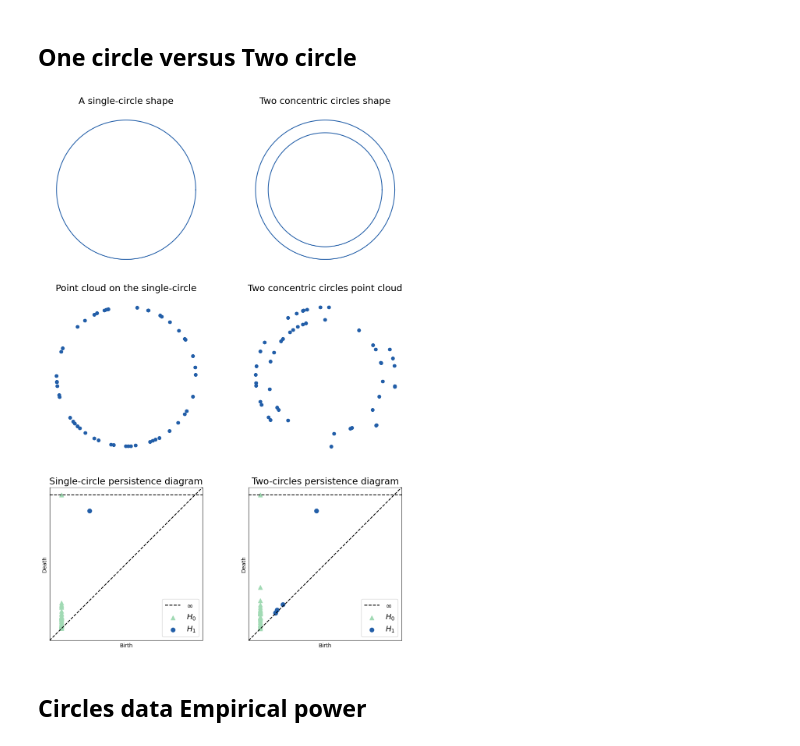
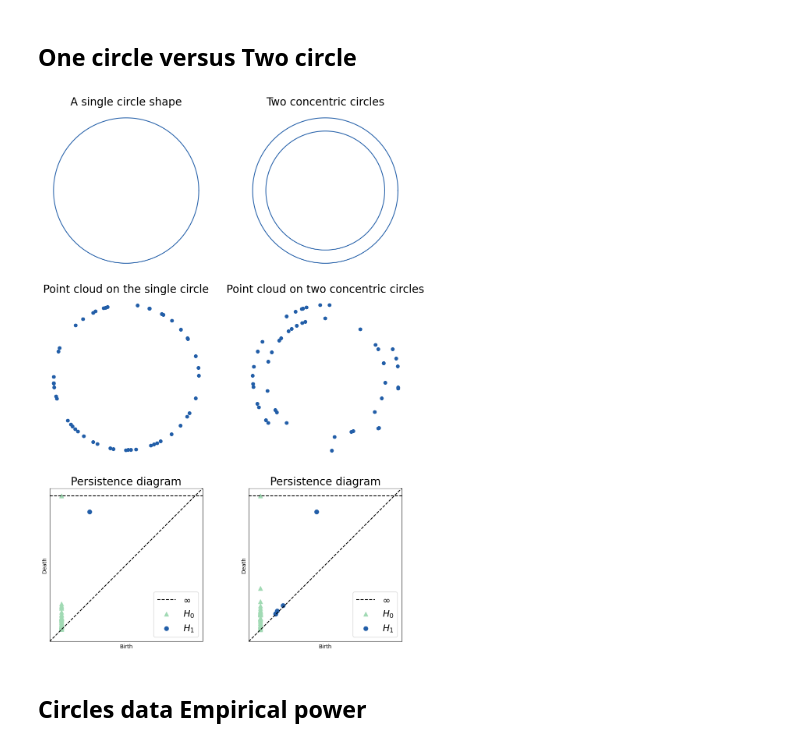
Before and after one commit to yeongunghan919/Two-sample-testing-for-intensity-functions-in-TDA, a Jupyter notebook: Figures.ipynb, the cells around one changed output. Cells and saved outputs as stored; diff of their text form; code cells hidden in the pictures.

```diff
--- a/Figures.ipynb
+++ b/Figures.ipynb
@@ -233,48 +233,48 @@ fig, axes = plt.subplots(3, 2, figsize=(10, 15))
 # plot the circle itself
 theta = np.linspace(0, 2*np.pi, 200)
 axes[0,0].plot(np.cos(theta), np.sin(theta),color=colors[1])
-axes[0,0].set_title('A single-circle shape',fontsize=17,pad=15)
+axes[0,0].set_title('A single circle shape',fontsize=20,pad=15)
 axes[0,0].axis('equal')
 axes[0,0].set_xticks([])
 axes[0,0].set_yticks([])
 axes[0,0].set_frame_on(False)
 
 # plot the sampled points
 axes[1,0].scatter(one_circle_points[:,0], one_circle_points[:,1],color=colors[1])
-axes[1,0].set_title('Point cloud on the single-circle',fontsize=17,pad=15)
+axes[1,0].set_title('Point cloud on the single circle',fontsize=20,pad=15)
 axes[1,0].axis('equal')
 axes[1,0].set_xticks([])
 axes[1,0].set_yticks([])
 axes[1,0].set_frame_on(False)
-deco_pd(ax=axes[2,0],diagrams=one_diagrams,colors=colors,markers=markers,size=60,title='Single-circle persistence diagram',title_size=17)
+deco_pd(ax=axes[2,0],diagrams=one_diagrams,colors=colors,markers=markers,size=60,title='Persistence diagram',title_size=20)
 
 # ----- Row 2: two-circle -----
 # plot the circles themselves
 axes[0,1].plot(0.9*np.cos(theta), 0.9*np.sin(theta),color=colors[1])
 axes[0,1].plot(1.1*np.cos(theta), 1.1*np.sin(theta),color=colors[1])
-axes[0,1].set_title('Two concentric circles shape',fontsize=17,pad=15)
+axes[0,1].set_title('Two concentric circles',fontsize=20,pad=15)
 axes[0,1].axis('equal')
 axes[0,1].set_xticks([])
 axes[0,1].set_yticks([])
 axes[0,1].set_frame_on(False)
 
 # plot the sampled points
 axes[1,1].scatter(two_circle_points[:,0], two_circle_points[:,1],color=colors[1])
-axes[1,1].set_title('Two concentric circles point cloud',fontsize=17,pad=15)
+axes[1,1].set_title('Point cloud on two concentric circles',fontsize=20,pad=15)
 axes[1,1].axis('equal')
 axes[1,1].set_xticks([])
 axes[1,1].set_yticks([])
 axes[1,1].set_frame_on(False)
 
 # plot the persistence diagram
-deco_pd(ax=axes[2,1],diagrams=two_diagrams,colors=colors,markers=markers,size=60,title='Two-circles persistence diagram',title_size=17)
+deco_pd(ax=axes[2,1],diagrams=two_diagrams,colors=colors,markers=markers,size=60,title='Persistence diagram',title_size=20)
 plt.tight_layout(pad=3.0)
 plt.subplots_adjust(wspace=0.3)
-plt.savefig("figures/figure_file/pointclouds_persistence.png", dpi=300)
-plt.savefig("figures/figure_file/pointclouds_persistence.pdf")
+plt.savefig("results/figures/figure_file/pointclouds_persistence.png", dpi=300)
+plt.savefig("results/figures/figure_file/pointclouds_persistence.pdf")
 plt.show()
 # %% [output]
-[figure, old version]
+[figure, new version]
 # %% [markdown]
 ## Circles data  Empirical power
 # %%
```
Also changed, not shown: 2 other files.
